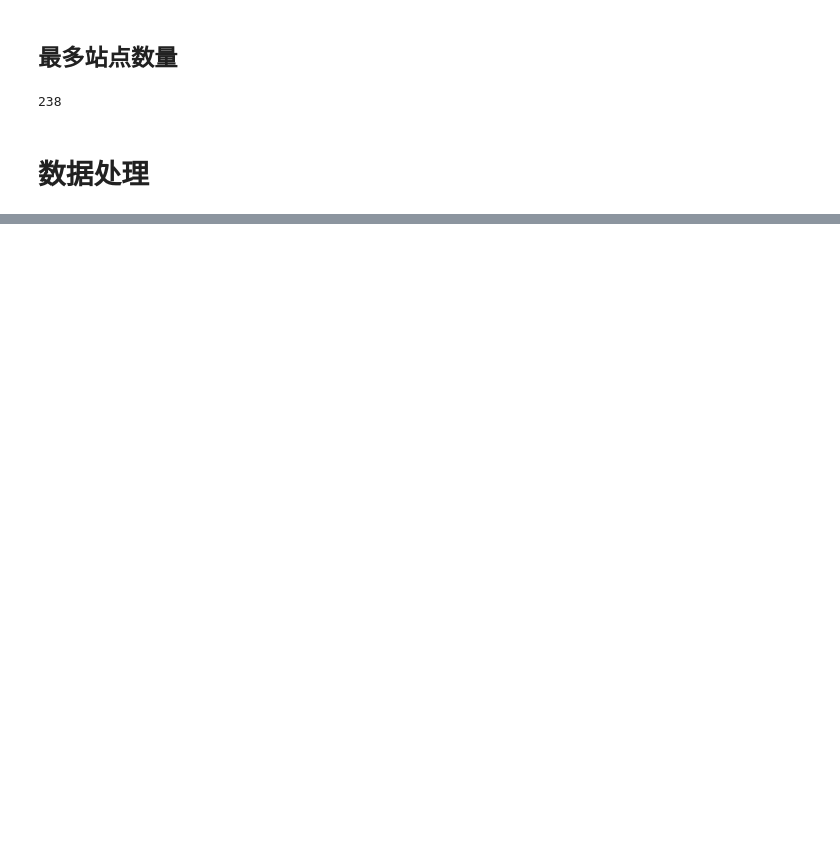
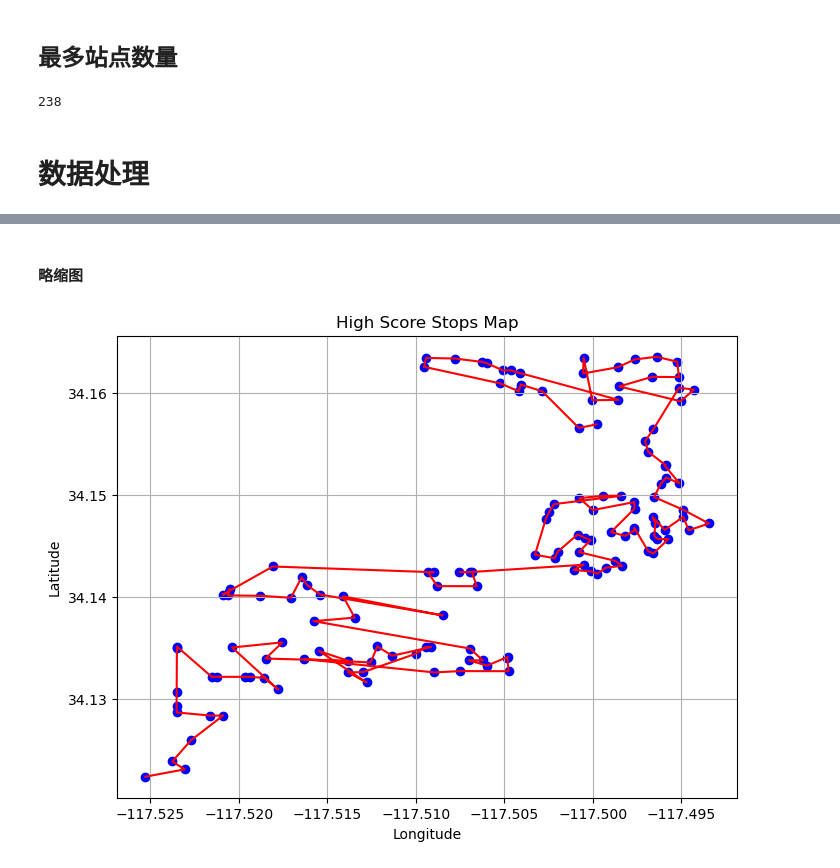
Before and after one commit to QYsaltyfish/Modeling-and-Optimization-Group, a Jupyter notebook: Code/model_build/model_build.ipynb, the cells around one changed output, grey strips where cells are left out. Cells and saved outputs as stored; diff of their text form; code cells hidden in the pictures; blank space fills up the shorter version.

```diff
--- a/Code/model_build/model_build.ipynb
+++ b/Code/model_build/model_build.ipynb
@@ -120,0 +147,6 @@ plt.show()
+# %% [markdown]
+#### 略缩图
+# %%
+plot_route(23, "YI")
+# %% [output]
+[figure, added]
```
Also changed, not shown: parts of 13 cells of this notebook, 3 other files.
